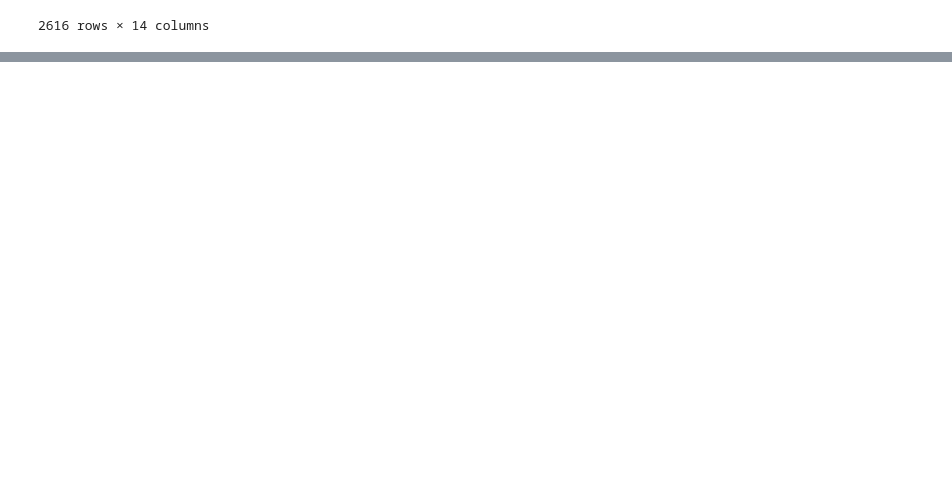
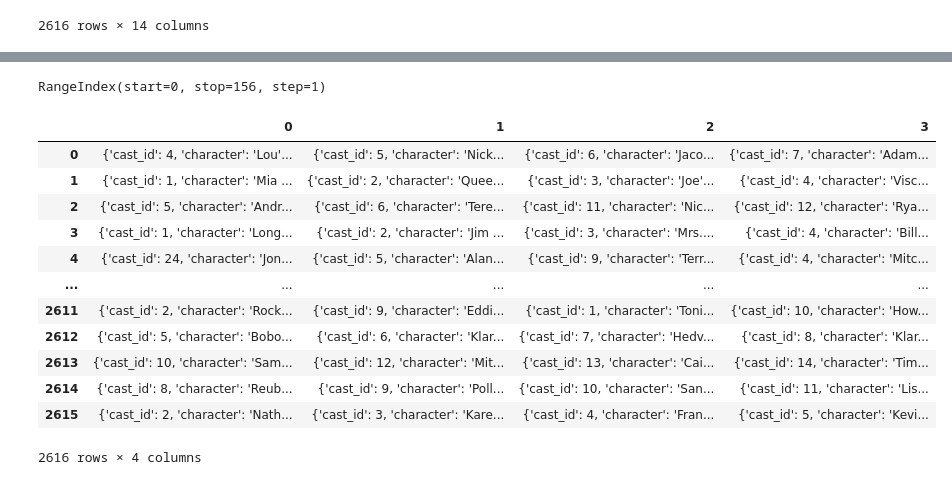
Before and after one commit to kendoll7/project_4, a Jupyter notebook: movies_etl.ipynb, the cells around one changed output, grey strips where cells are left out. Drawn from its saved outputs; the diff is of its cells as text; code cells hidden in the pictures; blank space fills up the shorter version.

Commit message:
adding actors cleaned

```diff
--- a/movies_etl.ipynb
+++ b/movies_etl.ipynb
@@ -773,3 +775,9 @@ complete_movies_df_with_language
 | 2614 | 2999 | 42000000 | Along Came Polly | 15.725542 | 1/16/04 | 90.0 | [{'iso_639_1': 'en', 'name': 'Eng... | Along Came Polly | ... |
 | 2615 | 3000 | 35000000 | Abduction | 10.512109 | 9/22/11 | 106.0 | [{'iso_639_1': 'en', 'name': 'Eng... | Abduction | ... |
 2616 rows × 14 columns
+# %%
+actors_df = pd.DataFrame(complete_movies_df_with_genres_prodcomps[['id','actors']])
+actors_df
+
+actors_df['actors'] = actors_df['actors'].apply(ast.literal_eval)
+actors_df
@@ -775,0 +798,25 @@ complete_movies_df_with_language
+# %%
+actors_df_normalized_df = pd.json_normalize(actors_df['actors'])
+actors_df_normalized_df
+
+actors_df_normalized_df.columns
+# %% [output]
+RangeIndex(start=0, stop=156, step=1)
+# %%
+concat_actors_df = pd.concat([actors_df['id'], actors_df_normalized_df], axis=1)
+concat_actors_short = concat_actors_df.loc[0:2616, 0:3]
+concat_actors_short
+# %% [output]
+|  | 0 | 1 | 2 | 3 |
+| 0 | {'cast_id': 4, 'character': 'Lou'... | {'cast_id': 5, 'character': 'Nick... | {'cast_id': 6, 'character': 'Jaco... | {'cast_id': 7, 'character': 'Adam... |
+| 1 | {'cast_id': 1, 'character': 'Mia ... | {'cast_id': 2, 'character': 'Quee... | {'cast_id': 3, 'character': 'Joe'... | {'cast_id': 4, 'character': 'Visc... |
+| 2 | {'cast_id': 5, 'character': 'Andr... | {'cast_id': 6, 'character': 'Tere... | {'cast_id': 11, 'character': 'Nic... | {'cast_id': 12, 'character': 'Rya... |
+| 3 | {'cast_id': 1, 'character': 'Long... | {'cast_id': 2, 'character': 'Jim ... | {'cast_id': 3, 'character': 'Mrs.... | {'cast_id': 4, 'character': 'Bill... |
+| 4 | {'cast_id': 24, 'character': 'Jon... | {'cast_id': 5, 'character': 'Alan... | {'cast_id': 9, 'character': 'Terr... | {'cast_id': 4, 'character': 'Mitc... |
+| ... | ... | ... | ... | ... |
+| 2611 | {'cast_id': 2, 'character': 'Rock... | {'cast_id': 9, 'character': 'Eddi... | {'cast_id': 1, 'character': 'Toni... | {'cast_id': 10, 'character': 'How... |
+| 2612 | {'cast_id': 5, 'character': 'Bobo... | {'cast_id': 6, 'character': 'Klar... | {'cast_id': 7, 'character': 'Hedv... | {'cast_id': 8, 'character': 'Klar... |
+| 2613 | {'cast_id': 10, 'character': 'Sam... | {'cast_id': 12, 'character': 'Mit... | {'cast_id': 13, 'character': 'Cai... | {'cast_id': 14, 'character': 'Tim... |
+| 2614 | {'cast_id': 8, 'character': 'Reub... | {'cast_id': 9, 'character': 'Poll... | {'cast_id': 10, 'character': 'San... | {'cast_id': 11, 'character': 'Lis... |
+| 2615 | {'cast_id': 2, 'character': 'Nath... | {'cast_id': 3, 'character': 'Kare... | {'cast_id': 4, 'character': 'Fran... | {'cast_id': 5, 'character': 'Kevi... |
+2616 rows × 4 columns
```
Also changed, not shown: parts of 5 cells of this notebook.
